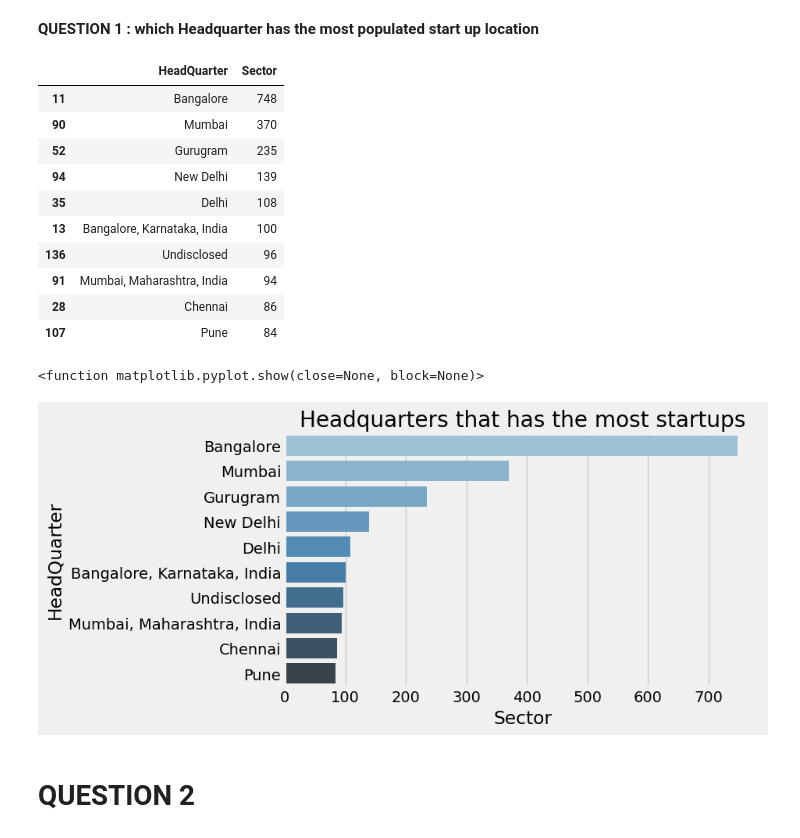
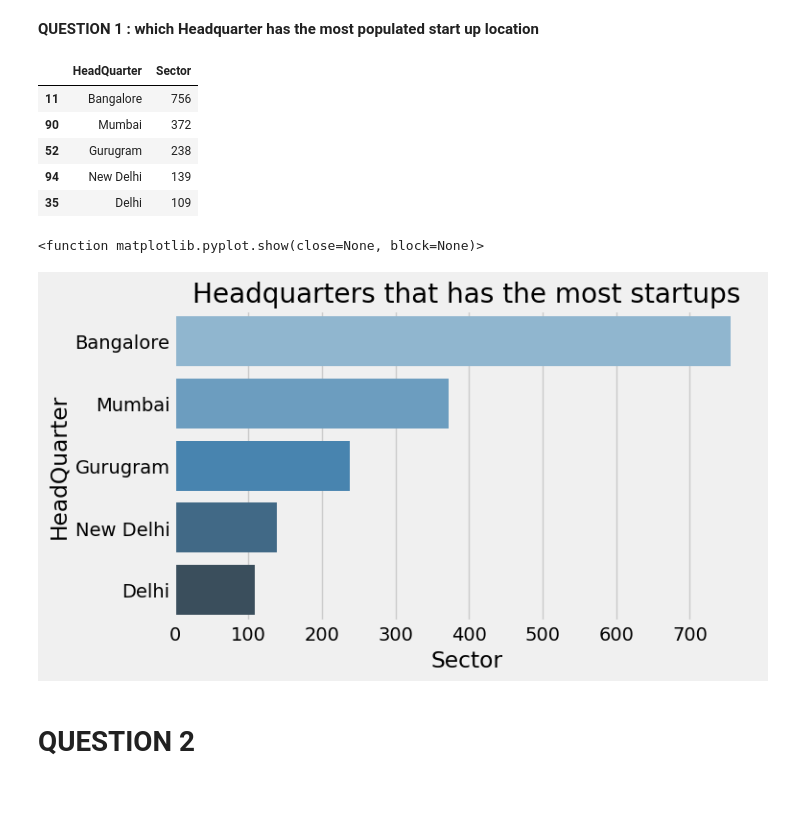
Before and after one commit to valentinewawira-o/LP1-learner, a Jupyter notebook: notebook.ipynb, the cells around one changed output. Saved outputs shown, nothing was run; the diff lists cells and outputs as text; code cells hidden in the pictures; blank space fills up the shorter version.

Commit message:
indian_ sratup fund

```diff
--- a/notebook.ipynb
+++ b/notebook.ipynb
@@ -643,26 +717,29 @@ indian_startup_df['Amount'] = pd.to_numeric(indian_startup_df['Amount'], errors=
 indian_startup_df['Amount'].fillna(0, inplace= True)
 # %% [markdown]
 # Step 5 - Harmonizing the indian startup df sector
-# %%
-
-indian_startup_df.replace(to_replace=['Online Media'], value='Media', inplace=True)
-indian_startup_df.replace(to_replace=['Retail startup','Consumer'], value='Retail', inplace=True)
-indian_startup_df.replace(to_replace=['Apps','Tech Company','Technology','Information Services','Tech startup'], value='Tech Startup', inplace=True)
-indian_startup_df.replace(to_replace=['AI','Artificial Intelligence','AI Company','AI startup'], value='AI Startup', inplace=True)
-indian_startup_df.replace(to_replace=['Computer softwre','Software','Computer','Software Startup','Software Startup'], value='Computer Software', inplace=True)
-indian_startup_df.replace(to_replace=['Apparel & Fashion','Fashion startup'], value='Fashion', inplace=True)
-indian_startup_df.replace(to_replace=['B2B Service','B2B marketplace','B2B Ecommerce','B2B E-commerce','B2B startup','B2B service'], value='B2B', inplace=True)
-indian_startup_df.replace(to_replace=['Food','Foodtech','Food tech'], value='FoodTech', inplace=True)
-indian_startup_df.replace(to_replace=['Internet of Things'], value='IoT', inplace=True)
-indian_startup_df.replace(to_replace=['Farming','Agriculture, Farming'], value='Agriculture', inplace=True)
-indian_startup_df.replace(to_replace=['Deeptech'], value='DeepTech', inplace=True)
-indian_startup_df.replace(to_replace=['Insuretech','Insurance technology'], value='InsureTech', inplace=True)
-indian_startup_df.replace(to_replace=['Food Delivery','Delivery Service'], value='Delivery', inplace=True)
-indian_startup_df.replace(to_replace=['Marketing & Advertising','Brand Marketing','Market Research','Marketing startup'], value='Marketing', inplace=True)
-indian_startup_df.replace(to_replace=['Biotechnology'], value='BioTechnology', inplace=True)
-indian_startup_df.replace(to_replace=['Cleantech'], value='CleanTech', inplace=True)
-indian_startup_df.replace(to_replace=['Crypto'], value='Cryptocurrency', inplace=True)
-indian_startup_df.replace(to_replace=['Interior design'], value='Interior Design', inplace=True)
+# %%
+# Filling the missing value in stage column
+indian_startup_df['Sector'].fillna('Unknown', inplace=True)
+# %%
+# merging some of the sector data together base on the services they lender
+indian_startup_df.loc[indian_startup_df['Sector'].str.contains('Finance'),'Sector']= 'Financial Institution'
+indian_startup_df.loc[indian_startup_df['Sector'].str.contains('Education'),'Sector']= 'Education'
+indian_startup_df.loc[indian_startup_df['Sector'].str.contains('Health'), 'Sector'] = 'Health Care'
+indian_startup_df.loc[indian_startup_df['Sector'].str.contains('Marketing'), 'Sector'] = 'Marketing Services'
+indian_startup_df.loc[indian_startup_df['Sector'].str.contains('Commerce'), 'Sector']= 'E-Commerce'
+indian_startup_df.loc[indian_startup_df['Sector'].str.contains('Artificial'),'Sector']= 'Artificial intelligence'
+indian_startup_df.loc[indian_startup_df['Sector'].str.contains('AI'),'Sector']= 'Artificial intelligence'
+indian_startup_df.loc[indian_startup_df['Sector'].str.contains('Farming'),'Sector']= 'Agriculture'
+indian_startup_df.loc[indian_startup_df['Sector'].str.contains('Agriculture'),'Sector']= 'Agriculture'
+indian_startup_df.loc[indian_startup_df['Sector'].str.contains('Internet'),'Sector']= 'Internet Services'
+indian_startup_df.loc[indian_startup_df['Sector'].str.contains('Computer'),'Sector']= 'Technology'
+indian_startup_df.loc[indian_startup_df['Sector'].str.contains('Financial'),'Sector']= 'Financial Services'
+indian_startup_df.loc[indian_startup_df['Sector'].str.contains('Tech'),'Sector']= 'Technology'
+indian_startup_df.loc[indian_startup_df['Sector'].str.contains('Transportation'),'Sector']= 'Transport Services'
+indian_startup_df.loc[indian_startup_df['Sector'].str.contains('Software'),'Sector']= 'Technology'
+indian_startup_df.loc[indian_startup_df['Sector'].str.contains('Home'),'Sector']= 'Home'
+indian_startup_df.loc[indian_startup_df['Sector'].str.contains('SaaS'),'Sector']= 'Internet Services'
+indian_startup_df.loc[indian_startup_df['Sector'].str.contains('PaaS'),'Sector']= 'Internest Services'
 # %% [markdown]
 # ANALYSIS- ANSWERING THE QUESTIONS
 # %%
@@ -684,28 +761,23 @@ QUESTION 1<b>
 # %%
 most_populated_location = indian_startup_df. groupby('HeadQuarter')['Sector'].count(). reset_index()
 most_populated_location = most_populated_location.sort_values(by='Sector', ascending = False)
-most_populated_location.head(10)
+most_populated_location.head(5)
 # %% [output]
 |  | HeadQuarter | Sector |
-| 11 | Bangalore | 748 |
-| 90 | Mumbai | 370 |
-| 52 | Gurugram | 235 |
+| 11 | Bangalore | 756 |
+| 90 | Mumbai | 372 |
+| 52 | Gurugram | 238 |
 | 94 | New Delhi | 139 |
-| 35 | Delhi | 108 |
-| 13 | Bangalore, Karnataka, India | 100 |
-| 136 | Undisclosed | 96 |
-| 91 | Mumbai, Maharashtra, India | 94 |
-| 28 | Chennai | 86 |
-| 107 | Pune | 84 |
+| 35 | Delhi | 109 |
 # %%
 plt.figure(figsize=(7,4))
 plt.title('Headquarters that has the most startups')
 plt.style.use('fivethirtyeight')
-sns.barplot(y='HeadQuarter', x='Sector', palette="Blues_d", data=most_populated_location.iloc[:10])
+sns.barplot(y='HeadQuarter', x='Sector', palette="Blues_d", data=most_populated_location.iloc[:5])
 plt.show
 # %% [output]
 <function matplotlib.pyplot.show(close=None, block=None)>
-[figure, old version]
+[figure, new version]
 # %% [markdown]
 # QUESTION 2
 # %% [markdown]
```
Also changed, not shown: parts of 33 cells of this notebook, 2 other files.
